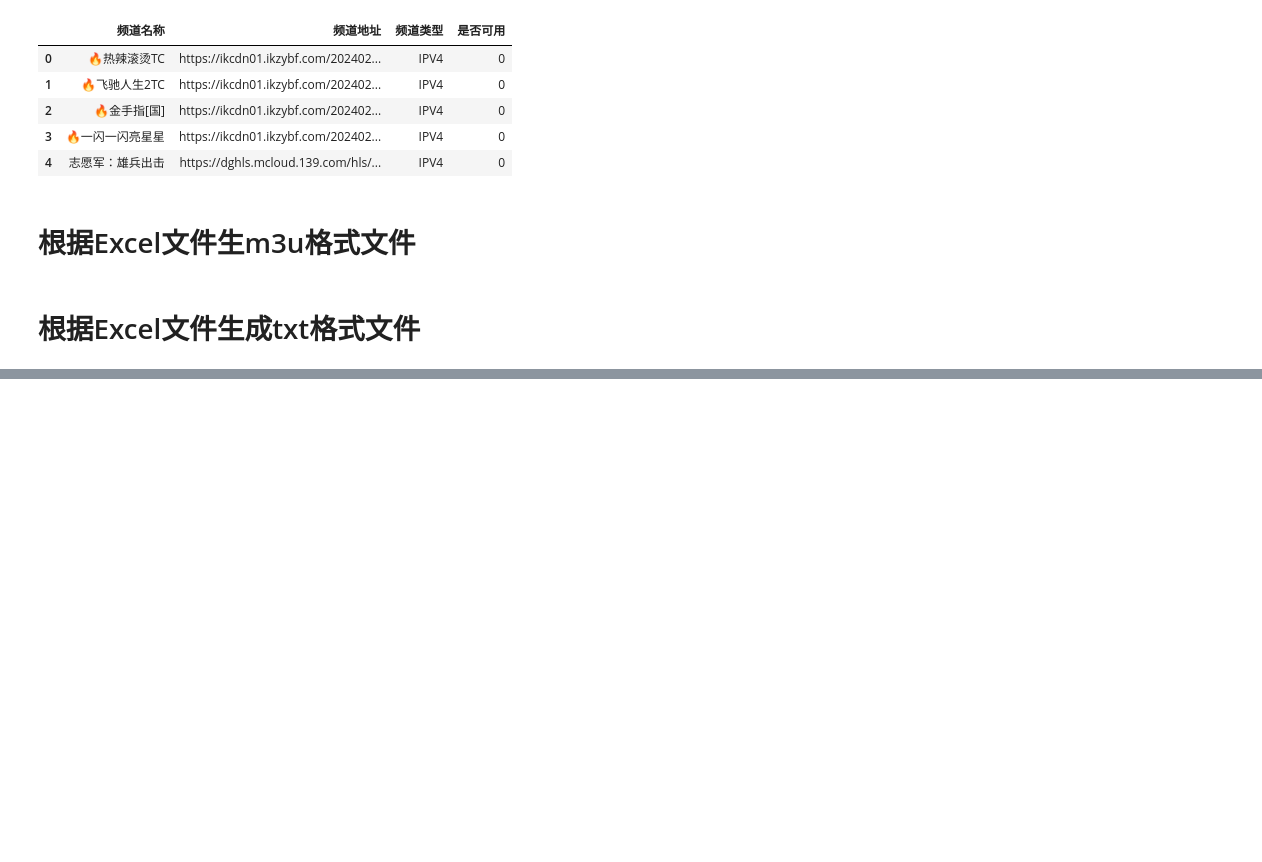
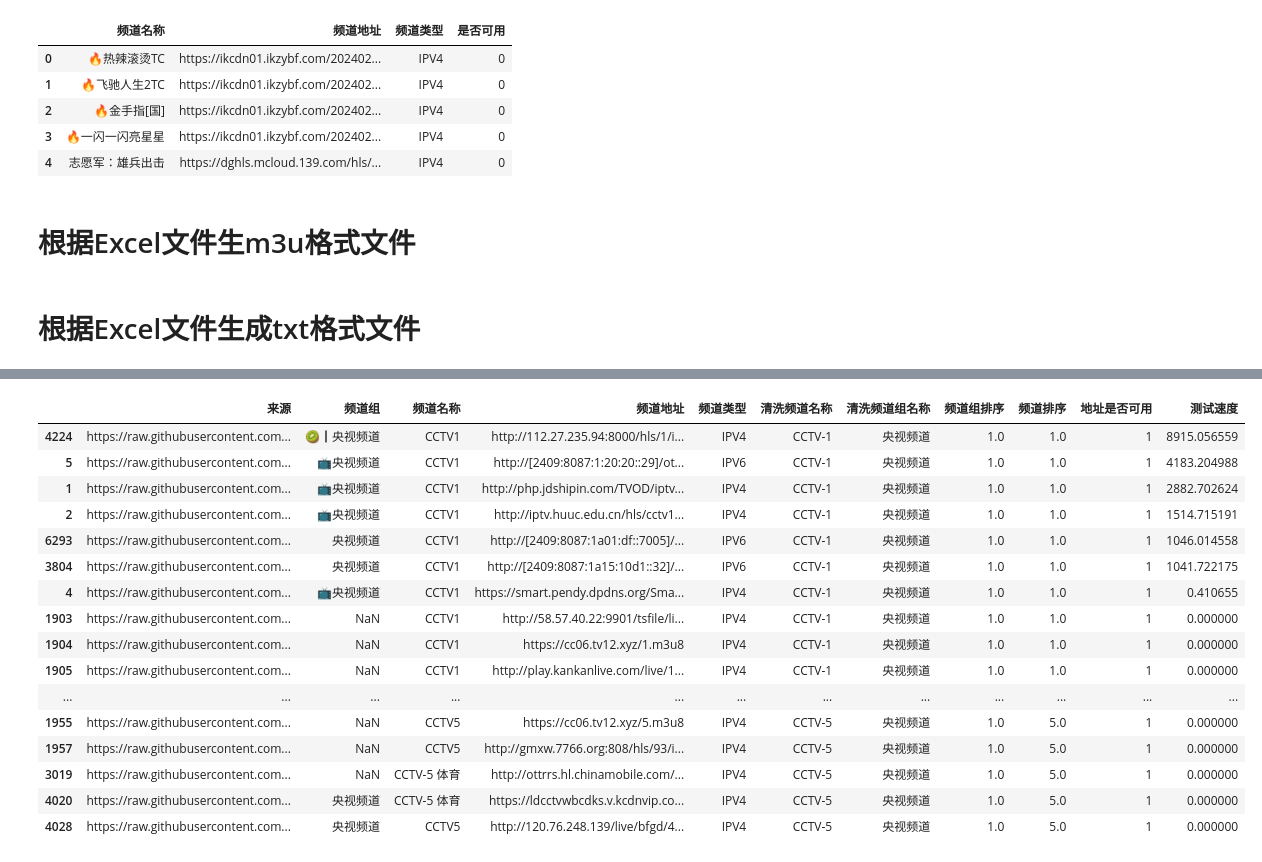
Before and after one commit to DataShare-duo/MovieLiveUrl, a Jupyter notebook: 直播源解析、生成直播源.ipynb, the cells around one changed output, grey strips where cells are left out. Cells and saved outputs as stored; diff of their text form; code cells hidden in the pictures; blank space fills up the shorter version.

```diff
--- a/直播源解析、生成直播源.ipynb
+++ b/直播源解析、生成直播源.ipynb
@@ -219,0 +276,22 @@ with open('movie_live.txt','w',encoding='utf8') as file:
+# %%
+data_filter_sort_head10=data_filter_sort.groupby('清洗频道名称').head(10)
+# %%
+data_filter_sort_head10.head(50)
+# %% [output]
+|  | 来源 | 频道组 | 频道名称 | 频道地址 | 频道类型 | 清洗频道名称 | 清洗频道组名称 | 频道组排序 | 频道排序 | 地址是否可用 | 测试速度 |
+| 4224 | https://raw.githubusercontent.com... | 🥝┃央视频道 | CCTV1 | http://112.27.235.94:8000/hls/1/i... | IPV4 | CCTV-1 | 央视频道 | 1.0 | 1.0 | 1 | 8915.056559 |
+| 5 | https://raw.githubusercontent.com... | 📺央视频道 | CCTV1 | http://[2409:8087:1:20:20::29]/ot... | IPV6 | CCTV-1 | 央视频道 | 1.0 | 1.0 | 1 | 4183.204988 |
+| 1 | https://raw.githubusercontent.com... | 📺央视频道 | CCTV1 | http://php.jdshipin.com/TVOD/iptv... | IPV4 | CCTV-1 | 央视频道 | 1.0 | 1.0 | 1 | 2882.702624 |
+| 2 | https://raw.githubusercontent.com... | 📺央视频道 | CCTV1 | http://iptv.huuc.edu.cn/hls/cctv1... | IPV4 | CCTV-1 | 央视频道 | 1.0 | 1.0 | 1 | 1514.715191 |
+| 6293 | https://raw.githubusercontent.com... | 央视频道 | CCTV1 | http://[2409:8087:1a01:df::7005]/... | IPV6 | CCTV-1 | 央视频道 | 1.0 | 1.0 | 1 | 1046.014558 |
+| 3804 | https://raw.githubusercontent.com... | 央视频道 | CCTV1 | http://[2409:8087:1a15:10d1::32]/... | IPV6 | CCTV-1 | 央视频道 | 1.0 | 1.0 | 1 | 1041.722175 |
+| 4 | https://raw.githubusercontent.com... | 📺央视频道 | CCTV1 | https://smart.pendy.dpdns.org/Sma... | IPV4 | CCTV-1 | 央视频道 | 1.0 | 1.0 | 1 | 0.410655 |
+| 1903 | https://raw.githubusercontent.com... | NaN | CCTV1 | http://58.57.40.22:9901/tsfile/li... | IPV4 | CCTV-1 | 央视频道 | 1.0 | 1.0 | 1 | 0.000000 |
+| 1904 | https://raw.githubusercontent.com... | NaN | CCTV1 | https://cc06.tv12.xyz/1.m3u8 | IPV4 | CCTV-1 | 央视频道 | 1.0 | 1.0 | 1 | 0.000000 |
+| 1905 | https://raw.githubusercontent.com... | NaN | CCTV1 | http://play.kankanlive.com/live/1... | IPV4 | CCTV-1 | 央视频道 | 1.0 | 1.0 | 1 | 0.000000 |
+| ... | ... | ... | ... | ... | ... | ... | ... | ... | ... | ... | ... |
+| 1955 | https://raw.githubusercontent.com... | NaN | CCTV5 | https://cc06.tv12.xyz/5.m3u8 | IPV4 | CCTV-5 | 央视频道 | 1.0 | 5.0 | 1 | 0.000000 |
+| 1957 | https://raw.githubusercontent.com... | NaN | CCTV5 | http://gmxw.7766.org:808/hls/93/i... | IPV4 | CCTV-5 | 央视频道 | 1.0 | 5.0 | 1 | 0.000000 |
+| 3019 | https://raw.githubusercontent.com... | NaN | CCTV-5 体育 | http://ottrrs.hl.chinamobile.com/... | IPV4 | CCTV-5 | 央视频道 | 1.0 | 5.0 | 1 | 0.000000 |
+| 4020 | https://raw.githubusercontent.com... | 央视频道 | CCTV-5 体育 | https://ldcctvwbcdks.v.kcdnvip.co... | IPV4 | CCTV-5 | 央视频道 | 1.0 | 5.0 | 1 | 0.000000 |
+| 4028 | https://raw.githubusercontent.com... | 央视频道 | CCTV5 | http://120.76.248.139/live/bfgd/4... | IPV4 | CCTV-5 | 央视频道 | 1.0 | 5.0 | 1 | 0.000000 |
```
Also changed, not shown: parts of 9 cells of this notebook, 7 other files.
